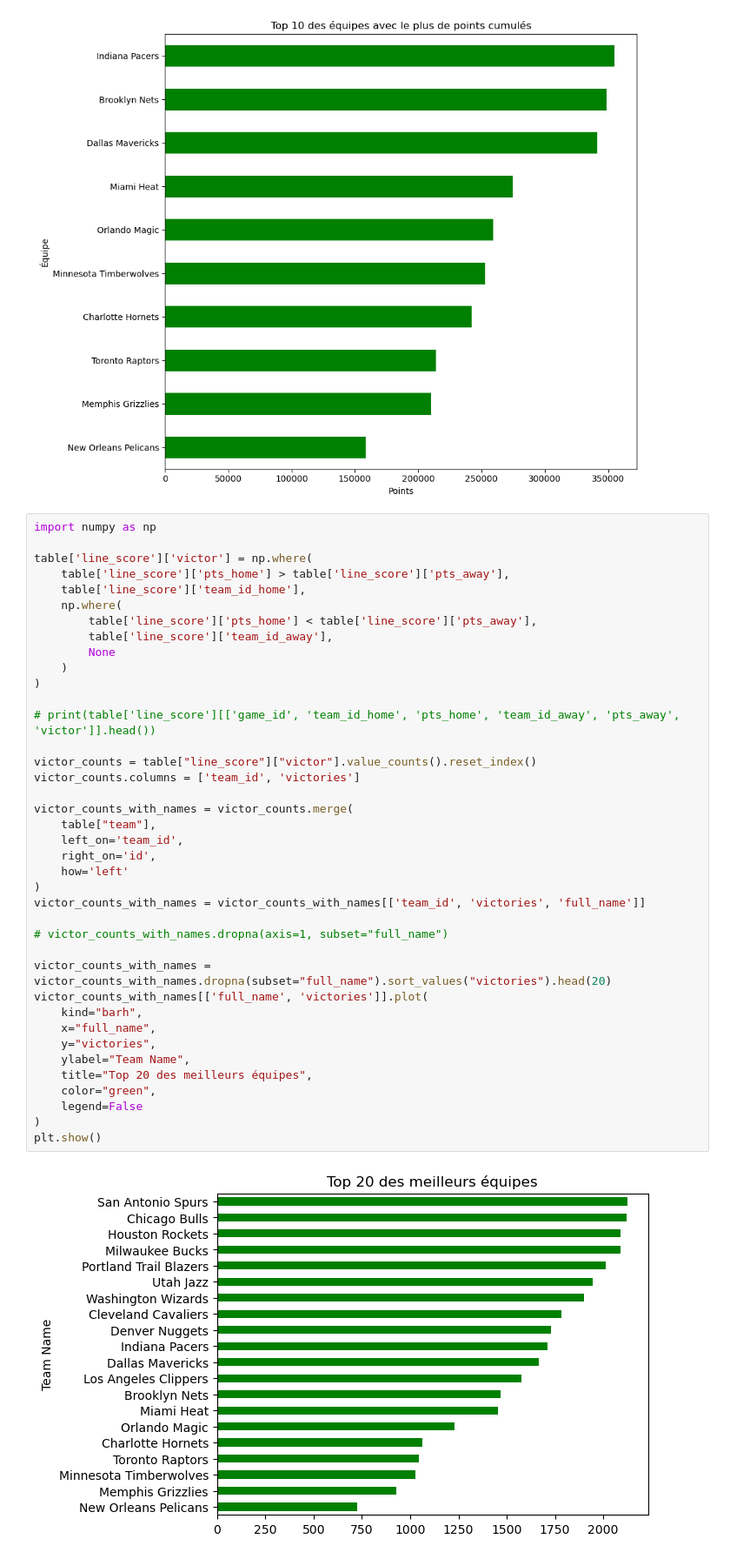
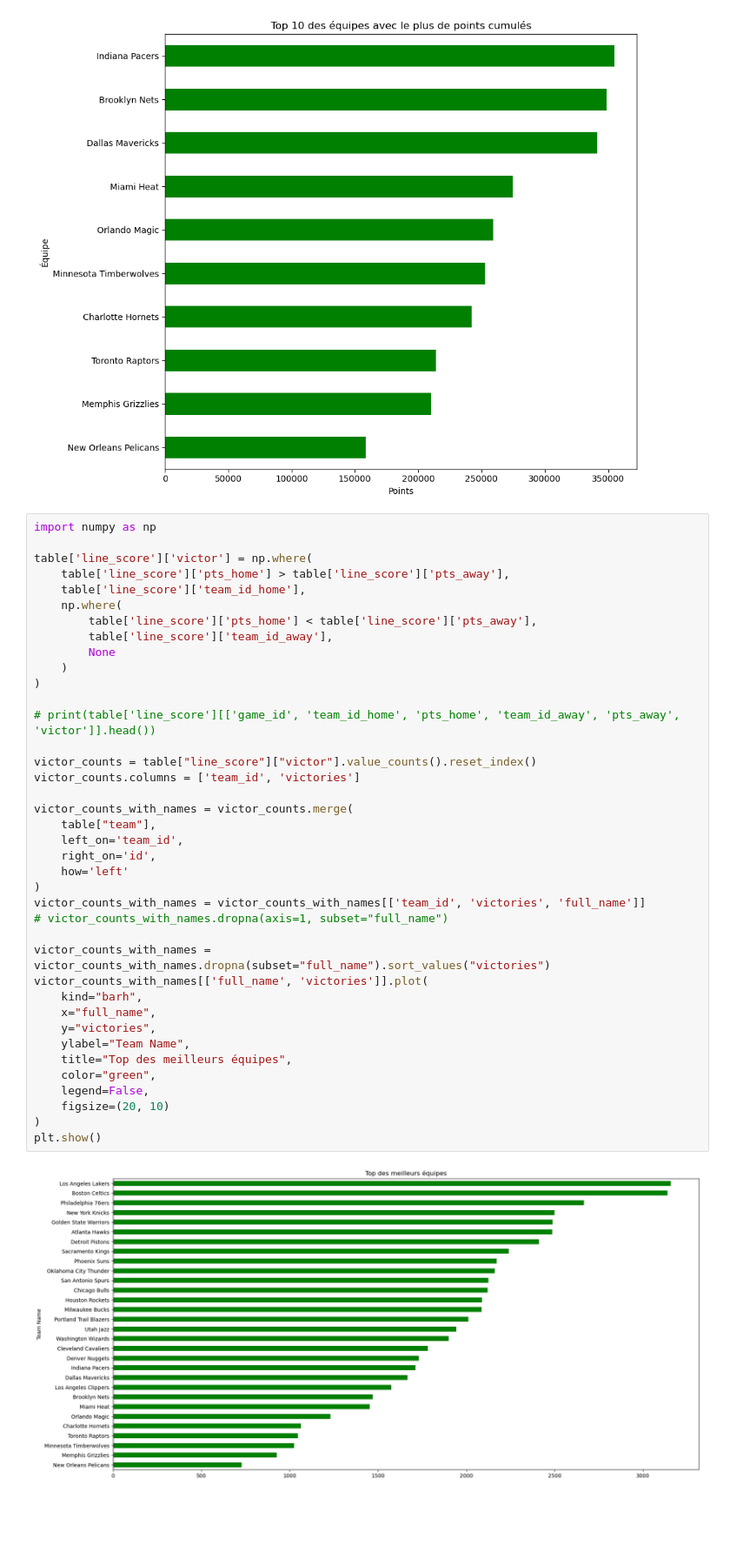
Before and after one commit to yomarhub/NbaAnalyse, a Jupyter notebook: nbaAnalyse.ipynb, the cells around one changed output. Shown at 87% size. Saved outputs shown, nothing was run; the diff lists cells and outputs as text; blank space fills up the shorter version.

```diff
--- a/nbaAnalyse.ipynb
+++ b/nbaAnalyse.ipynb
@@ -139,38 +139,38 @@ table['line_score']['victor'] = np.where(
     np.where(
         table['line_score']['pts_home'] < table['line_score']['pts_away'],
         table['line_score']['team_id_away'],
         None
     )
 )
 
 # print(table['line_score'][['game_id', 'team_id_home', 'pts_home', 'team_id_away', 'pts_away', 'victor']].head())
 
 victor_counts = table["line_score"]["victor"].value_counts().reset_index()
 victor_counts.columns = ['team_id', 'victories']
 
 victor_counts_with_names = victor_counts.merge(
     table["team"],
     left_on='team_id',
     right_on='id',
     how='left'
 )
 victor_counts_with_names = victor_counts_with_names[['team_id', 'victories', 'full_name']]
-
 # victor_counts_with_names.dropna(axis=1, subset="full_name")
 
-victor_counts_with_names = victor_counts_with_names.dropna(subset="full_name").sort_values("victories").head(20)
+victor_counts_with_names = victor_counts_with_names.dropna(subset="full_name").sort_values("victories")
 victor_counts_with_names[['full_name', 'victories']].plot(
     kind="barh",
     x="full_name",
     y="victories",
     ylabel="Team Name",
-    title="Top 20 des meilleurs équipes",
+    title="Top des meilleurs équipes",
     color="green",
-    legend=False
+    legend=False,
+    figsize=(20, 10)
 )
 plt.show()
 # %% [output]
-[figure, old version]
+[figure, new version]
 # %%
 teams_by_year = table['team_history'].groupby('year_founded').size()
 
```
Also changed, not shown: parts of 6 cells of this notebook.
